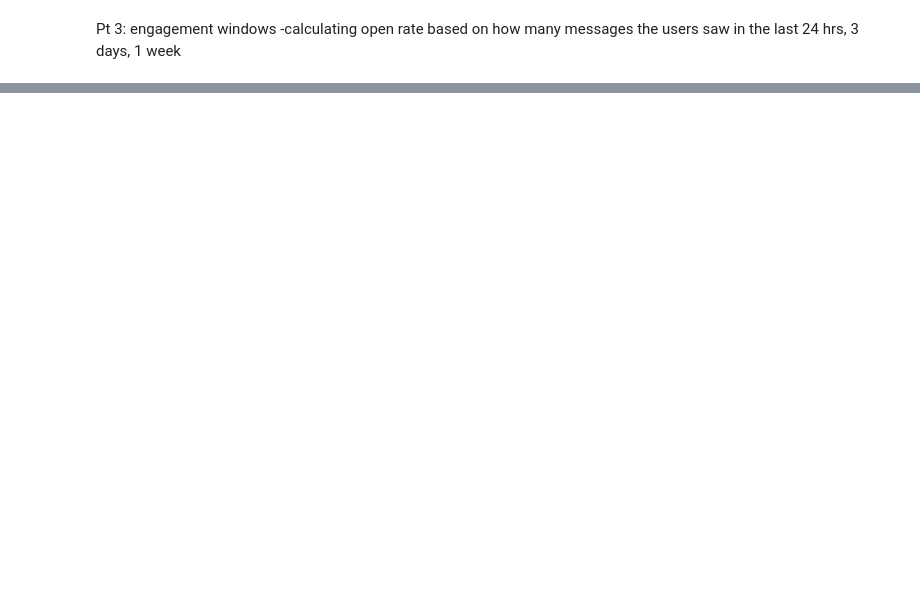
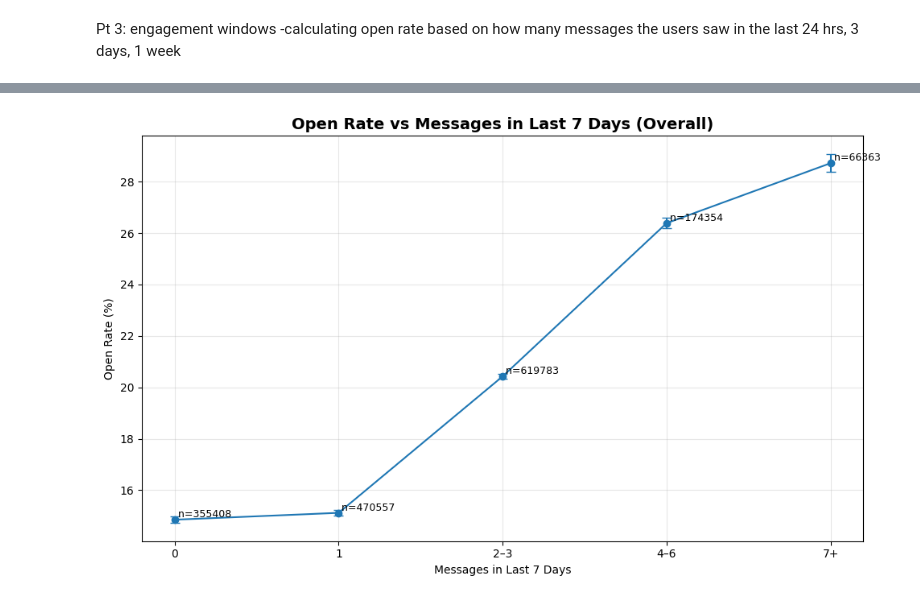
Before and after one commit to NikolozDarsalia/message-campaign-engagement-analysis, a Jupyter notebook: EDA/sgf/sgf_EDA.ipynb, the cells around one changed output, grey strips where cells are left out. Saved outputs shown, nothing was run; the diff lists cells and outputs as text; code cells hidden in the pictures; blank space fills up the shorter version.

```diff
--- a/EDA/sgf/sgf_EDA.ipynb
+++ b/EDA/sgf/sgf_EDA.ipynb
@@ -1037,0 +1004,91 @@ ValueError: index values must not have NaT
+# %%
+# --- Ensure the weekly feature exists (computed strictly before current msg) ---
+# Assumes you've already added `messages_last_week` via your rolling logic.
+df_week = df[df['sent_datetime'].notna()].copy()
+# Buckets for last week (reuse global thresholds for consistency)
+bins_7d   = [-np.inf, 0, 1, 3, 6, np.inf]   # (-inf,0], (0,1], (1,3], (3,6], (6,inf)
+labels_7d = ['0', '1', '2–3', '4–6', '7+']
+
+df_week['ml7_bucket'] = pd.cut(
+    df['messages_last_week'],
+    bins=bins_7d, labels=labels_7d,
+    right=True, include_lowest=True
+)
+
+# Overall summary
+overall_7d = summarize_rate(df_week, ['ml7_bucket'])
+
+# Stratified by lifetime engagement level (build it if missing)
+if 'lifetime_engagement_level' not in df.columns:
+    per_user = df.groupby('client_id').agg(
+        n_messages=('client_id', 'count'),
+        opens=('is_opened', 'sum'),
+        clicks=('is_clicked', 'sum'),
+        purchases=('is_purchased', 'sum')
+    )
+    per_user['open_rate']     = per_user['opens'] / per_user['n_messages']
+    per_user['click_rate']    = per_user['clicks'] / per_user['n_messages']
+    per_user['purchase_rate'] = per_user['purchases'] / per_user['n_messages']
+    per_user['engagement_score'] = (
+        0.4*per_user['open_rate'] + 0.4*per_user['click_rate'] + 0.2*per_user['purchase_rate']
+    )
+    q_low  = per_user['engagement_score'].quantile(1/3)
+    q_high = per_user['engagement_score'].quantile(2/3)
+    def _label(s):
+        if pd.isna(s): return 'unknown'
+        if s <= q_low: return 'low'
+        if s <= q_high: return 'medium'
+        return 'high'
+    per_user['lifetime_engagement_level'] = per_user['engagement_score'].apply(_label)
+    df['lifetime_engagement_level'] = df['client_id'].map(per_user['lifetime_engagement_level'])
+
+by_level_7d = summarize_rate(df, ['lifetime_engagement_level', 'ml7_bucket'])
+
+# Make category order explicit
+cat7 = pd.CategoricalDtype(categories=labels_7d, ordered=True)
+overall_7d['ml7_bucket'] = overall_7d['ml7_bucket'].astype(cat7)
+by_level_7d['ml7_bucket'] = by_level_7d['ml7_bucket'].astype(cat7)
+
+# -------- Plot: Overall (7d) ----------
+fig, ax = plt.subplots(figsize=(10,6))
+d = overall_7d.sort_values('ml7_bucket')
+ax.errorbar(
+    d['ml7_bucket'].astype(str),
+    d['rate'],
+    yerr=[d['rate']-d['ci_low'], d['ci_high']-d['rate']],
+    fmt='-o', capsize=4
+)
+ax.set_title('Open Rate vs Messages in Last 7 Days (Overall)', fontsize=14, fontweight='bold')
+ax.set_xlabel('Messages in Last 7 Days')
+ax.set_ylabel('Open Rate (%)')
+for i, (x, n) in enumerate(zip(d['ml7_bucket'].astype(str), d['n'])):
+    ax.text(i, d.loc[d['ml7_bucket'].astype(str)==x, 'rate'].values[0], f" n={n}", va='bottom', fontsize=9)
+ax.grid(True, alpha=0.3)
+plt.tight_layout()
+plt.savefig('openrate_vs_ml7_overall.png', dpi=150, bbox_inches='tight')
+plt.show()
+
+# -------- Plot: By Lifetime Engagement Level (7d) ----------
+levels = ['low','medium','high']
+fig, ax = plt.subplots(figsize=(10,6))
+for lvl in levels:
+    dd = by_level_7d[by_level_7d['lifetime_engagement_level'] == lvl].sort_values('ml7_bucket')
+    if dd.empty:
+        continue
+    ax.errorbar(
+        dd['ml7_bucket'].astype(str),
+        dd['rate'],
+        yerr=[dd['rate']-dd['ci_low'], dd['ci_high']-dd['rate']],
+        fmt='-o', capsize=4, label=lvl.capitalize()
+    )
+
+ax.set_title('Open Rate vs Messages in Last 7 Days by Lifetime Engagement Level', fontsize=14, fontweight='bold')
+ax.set_xlabel('Messages in Last 7 Days')
+ax.set_ylabel('Open Rate (%)')
+ax.legend(title='Lifetime Level')
+ax.grid(True, alpha=0.3)
+plt.tight_layout()
+plt.savefig('openrate_vs_ml7_by_level.png', dpi=150, bbox_inches='tight')
+plt.show()
+# %% [output]
+[figure, added]
```
Also changed, not shown: parts of 23 cells of this notebook, 2 other files.
